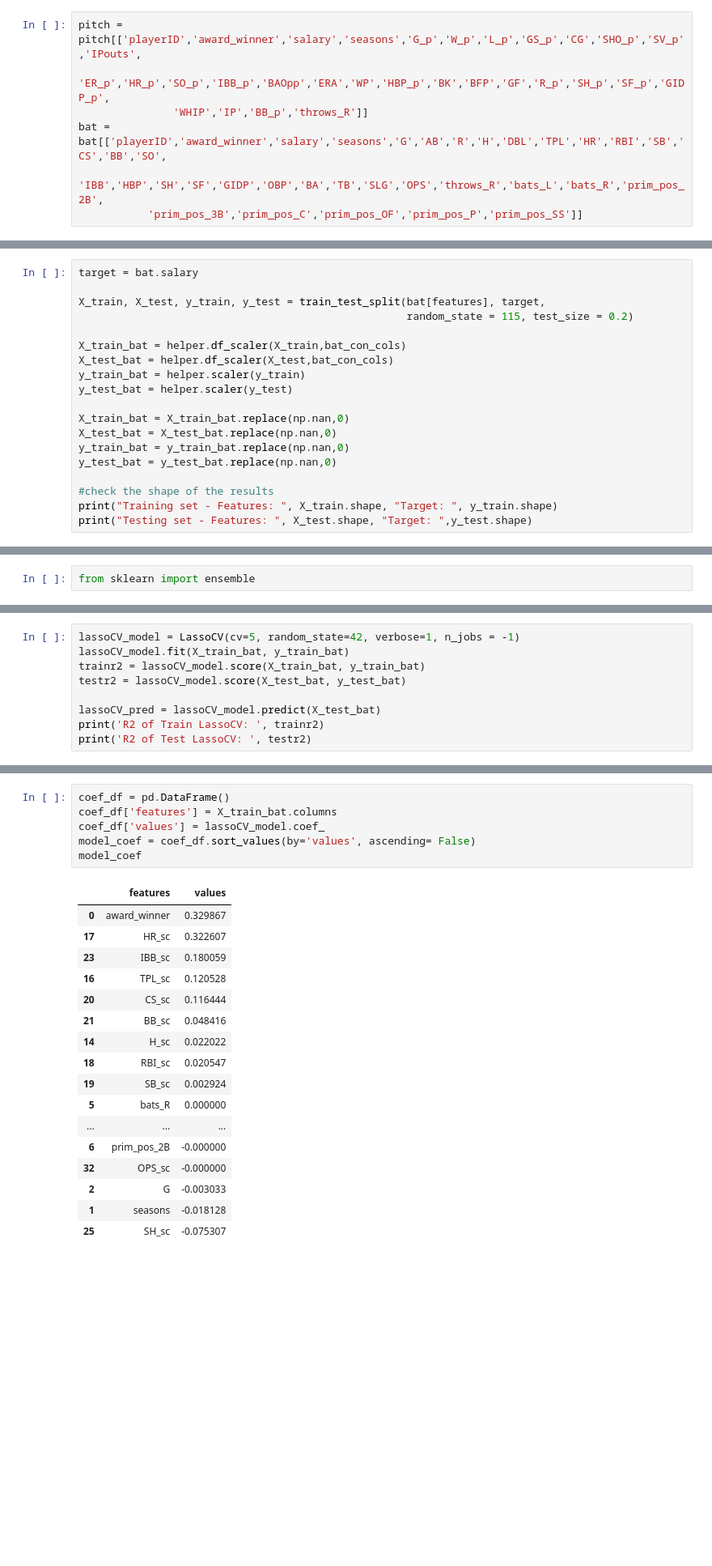
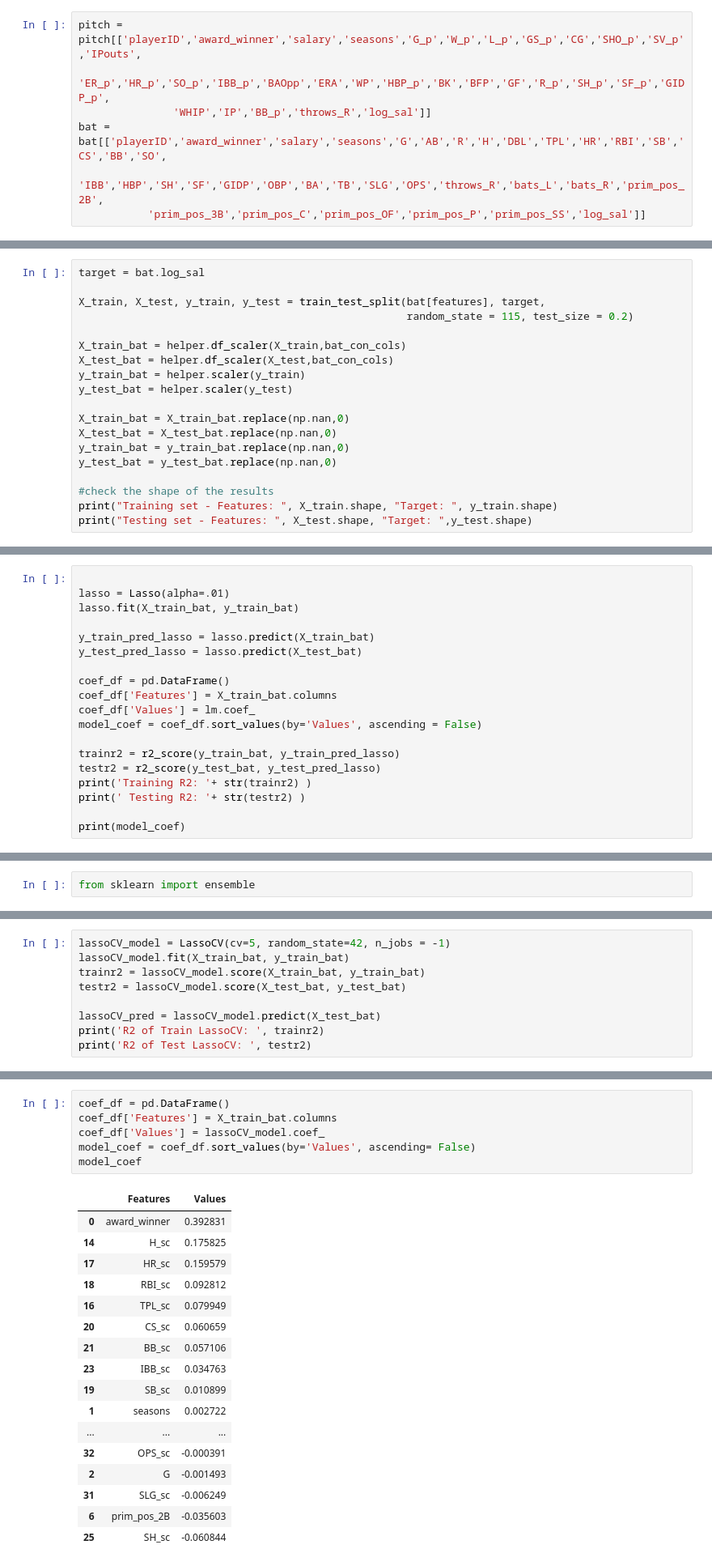
Before and after one commit to ptorres001/MLB_Salary_prediction, a Jupyter notebook: 03_modeling.ipynb, the cells around one changed output, grey strips where cells are left out. Shown at 81% size. Saved outputs shown, nothing was run; the diff lists cells and outputs as text; blank space fills up the shorter version.

```diff
--- a/03_modeling.ipynb
+++ b/03_modeling.ipynb
@@ -299,10 +58,10 @@ bat.head()
 # %%
 pitch = pitch[['playerID','award_winner','salary','seasons','G_p','W_p','L_p','GS_p','CG','SHO_p','SV_p','IPouts',
                'ER_p','HR_p','SO_p','IBB_p','BAOpp','ERA','WP','HBP_p','BK','BFP','GF','R_p','SH_p','SF_p','GIDP_p',
-               'WHIP','IP','BB_p','throws_R']]
+               'WHIP','IP','BB_p','throws_R','log_sal']]
 bat = bat[['playerID','award_winner','salary','seasons','G','AB','R','H','DBL','TPL','HR','RBI','SB','CS','BB','SO',
            'IBB','HBP','SH','SF','GIDP','OBP','BA','TB','SLG','OPS','throws_R','bats_L','bats_R','prim_pos_2B',
-           'prim_pos_3B','prim_pos_C','prim_pos_OF','prim_pos_P','prim_pos_SS']]
+           'prim_pos_3B','prim_pos_C','prim_pos_OF','prim_pos_P','prim_pos_SS','log_sal']]
 # %%
 print(pitch.shape)
 print(bat.shape)
@@ -345,7 +110,7 @@ r2_score(y, kelevin)
 # %% [output]
 0.0
 # %%
-target = bat.salary
+target = bat.log_sal
 
 X_train, X_test, y_train, y_test = train_test_split(bat[features], target,
                                                     random_state = 115, test_size = 0.2)
@@ -410,0 +176,19 @@ Train R2: 0.4881541693770626
+# %%
+
+lasso = Lasso(alpha=.01)
+lasso.fit(X_train_bat, y_train_bat)
+
+y_train_pred_lasso = lasso.predict(X_train_bat)
+y_test_pred_lasso = lasso.predict(X_test_bat)
+
+coef_df = pd.DataFrame()
+coef_df['Features'] = X_train_bat.columns
+coef_df['Values'] = lm.coef_
+model_coef = coef_df.sort_values(by='Values', ascending = False)
+
+trainr2 = r2_score(y_train_bat, y_train_pred_lasso)
+testr2 = r2_score(y_test_bat, y_test_pred_lasso)
+print('Training R2: '+ str(trainr2) )
+print(' Testing R2: '+ str(testr2) )
+
+print(model_coef)
@@ -476,5 +241,5 @@ Test R^2: 0.41040775172170785
 # %%
-lassoCV_model = LassoCV(cv=5, random_state=42, verbose=1, n_jobs = -1)
+lassoCV_model = LassoCV(cv=5, random_state=42, n_jobs = -1)
 lassoCV_model.fit(X_train_bat, y_train_bat)
 trainr2 = lassoCV_model.score(X_train_bat, y_train_bat)
 testr2 = lassoCV_model.score(X_test_bat, y_test_bat)
@@ -491,24 +253,24 @@ R2 of Test LassoCV:  0.38961588840305195
 # %%
 coef_df = pd.DataFrame()
-coef_df['features'] = X_train_bat.columns
-coef_df['values'] = lassoCV_model.coef_
-model_coef = coef_df.sort_values(by='values', ascending= False)
+coef_df['Features'] = X_train_bat.columns
+coef_df['Values'] = lassoCV_model.coef_
+model_coef = coef_df.sort_values(by='Values', ascending= False)
 model_coef
 # %% [output]
-|  | features | values |
-| 0 | award_winner | 0.329867 |
-| 17 | HR_sc | 0.322607 |
-| 23 | IBB_sc | 0.180059 |
-| 16 | TPL_sc | 0.120528 |
-| 20 | CS_sc | 0.116444 |
-| 21 | BB_sc | 0.048416 |
-| 14 | H_sc | 0.022022 |
-| 18 | RBI_sc | 0.020547 |
-| 19 | SB_sc | 0.002924 |
-| 5 | bats_R | 0.000000 |
+|  | Features | Values |
+| 0 | award_winner | 0.392831 |
+| 14 | H_sc | 0.175825 |
+| 17 | HR_sc | 0.159579 |
+| 18 | RBI_sc | 0.092812 |
+| 16 | TPL_sc | 0.079949 |
+| 20 | CS_sc | 0.060659 |
+| 21 | BB_sc | 0.057106 |
+| 23 | IBB_sc | 0.034763 |
+| 19 | SB_sc | 0.010899 |
+| 1 | seasons | 0.002722 |
 | ... | ... | ... |
-| 6 | prim_pos_2B | -0.000000 |
-| 32 | OPS_sc | -0.000000 |
-| 2 | G | -0.003033 |
-| 1 | seasons | -0.018128 |
-| 25 | SH_sc | -0.075307 |
+| 32 | OPS_sc | -0.000391 |
+| 2 | G | -0.001493 |
+| 31 | SLG_sc | -0.006249 |
+| 6 | prim_pos_2B | -0.035603 |
+| 25 | SH_sc | -0.060844 |
```
Also changed, not shown: parts of 49 cells of this notebook.
